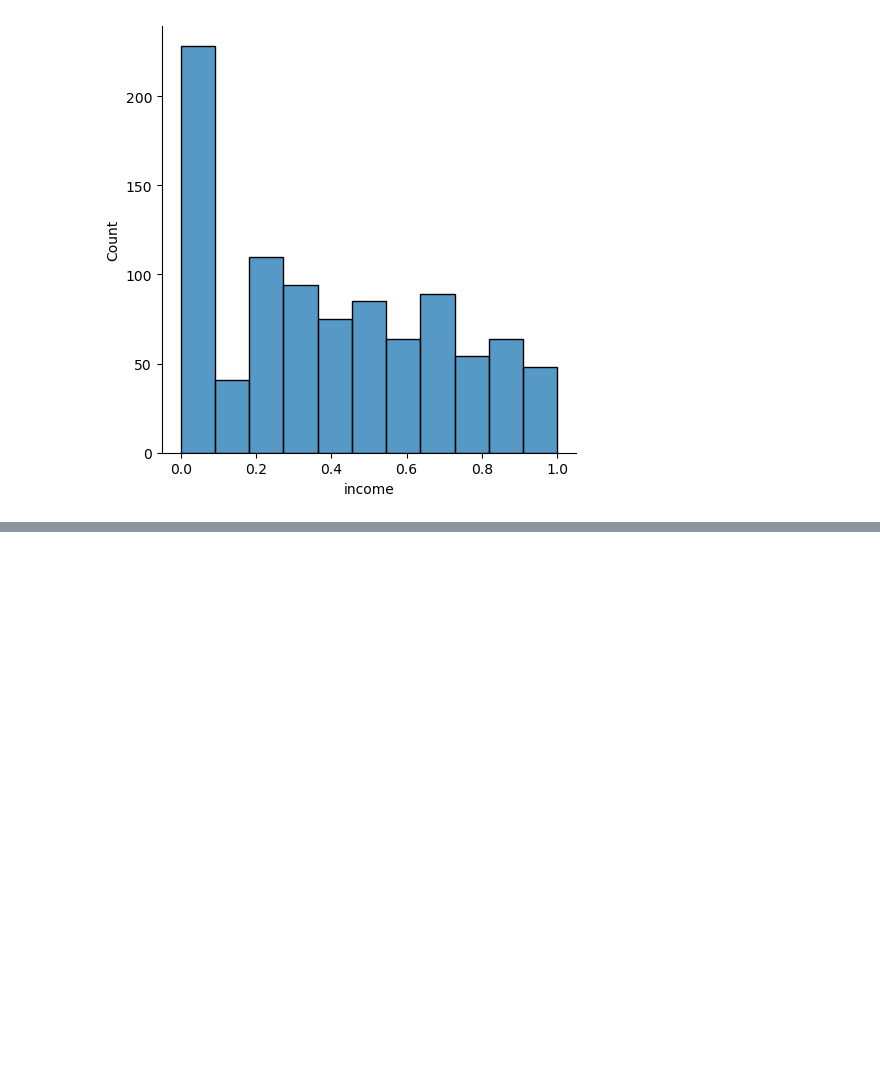
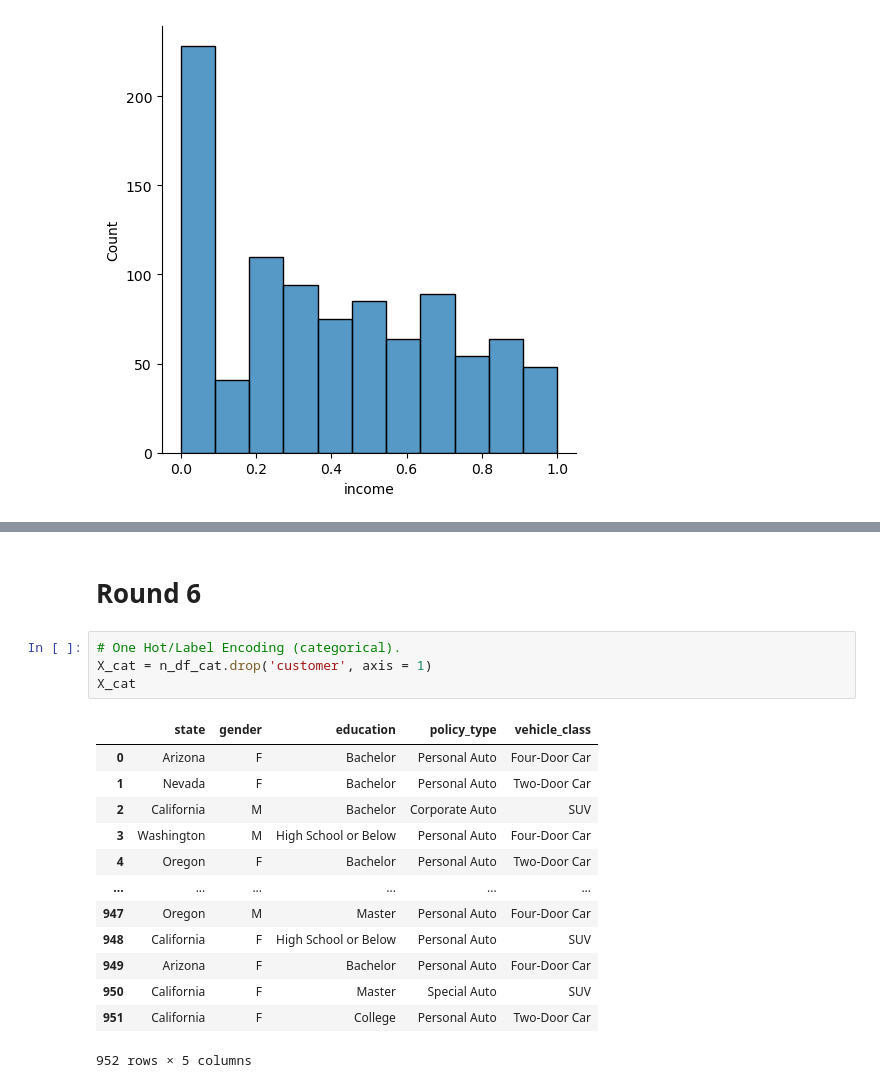
Before and after one commit to SuperAmy99/lab-dw-data-cleaning-and-formatting, a Jupyter notebook: lab-dw-data-cleaning-and-formatting.ipynb, the cells around one changed output, grey strips where cells are left out. Drawn from its saved outputs; the diff is of its cells as text; blank space fills up the shorter version.

```diff
--- a/lab-dw-data-cleaning-and-formatting.ipynb
+++ b/lab-dw-data-cleaning-and-formatting.ipynb
@@ -501,0 +490,20 @@ plt.show()
+# %% [markdown]
+# Round 6
+# %%
+# One Hot/Label Encoding (categorical).
+X_cat = n_df_cat.drop('customer', axis = 1)
+X_cat
+# %% [output]
+|  | state | gender | education | policy_type | vehicle_class |
+| 0 | Arizona | F | Bachelor | Personal Auto | Four-Door Car |
+| 1 | Nevada | F | Bachelor | Personal Auto | Two-Door Car |
+| 2 | California | M | Bachelor | Corporate Auto | SUV |
+| 3 | Washington | M | High School or Below | Personal Auto | Four-Door Car |
+| 4 | Oregon | F | Bachelor | Personal Auto | Two-Door Car |
+| ... | ... | ... | ... | ... | ... |
+| 947 | Oregon | M | Master | Personal Auto | Four-Door Car |
+| 948 | California | F | High School or Below | Personal Auto | SUV |
+| 949 | Arizona | F | Bachelor | Personal Auto | Four-Door Car |
+| 950 | California | F | Master | Special Auto | SUV |
+| 951 | California | F | College | Personal Auto | Two-Door Car |
+952 rows × 5 columns
```
Also changed, not shown: parts of 38 cells of this notebook.
